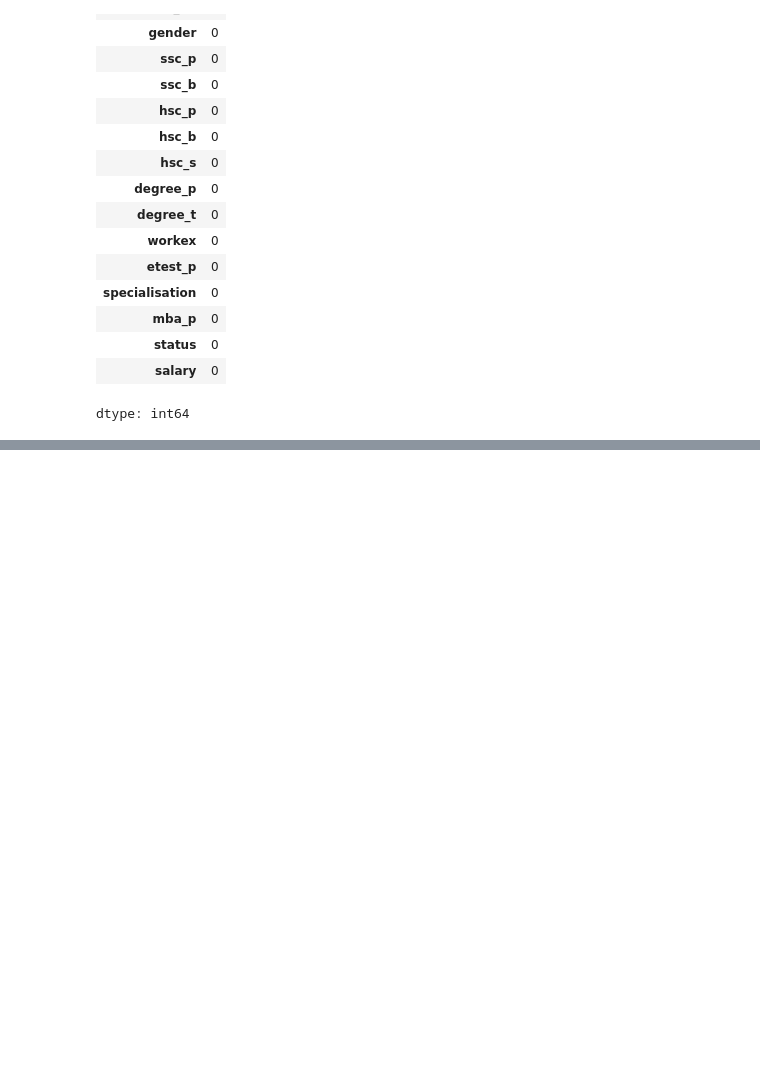
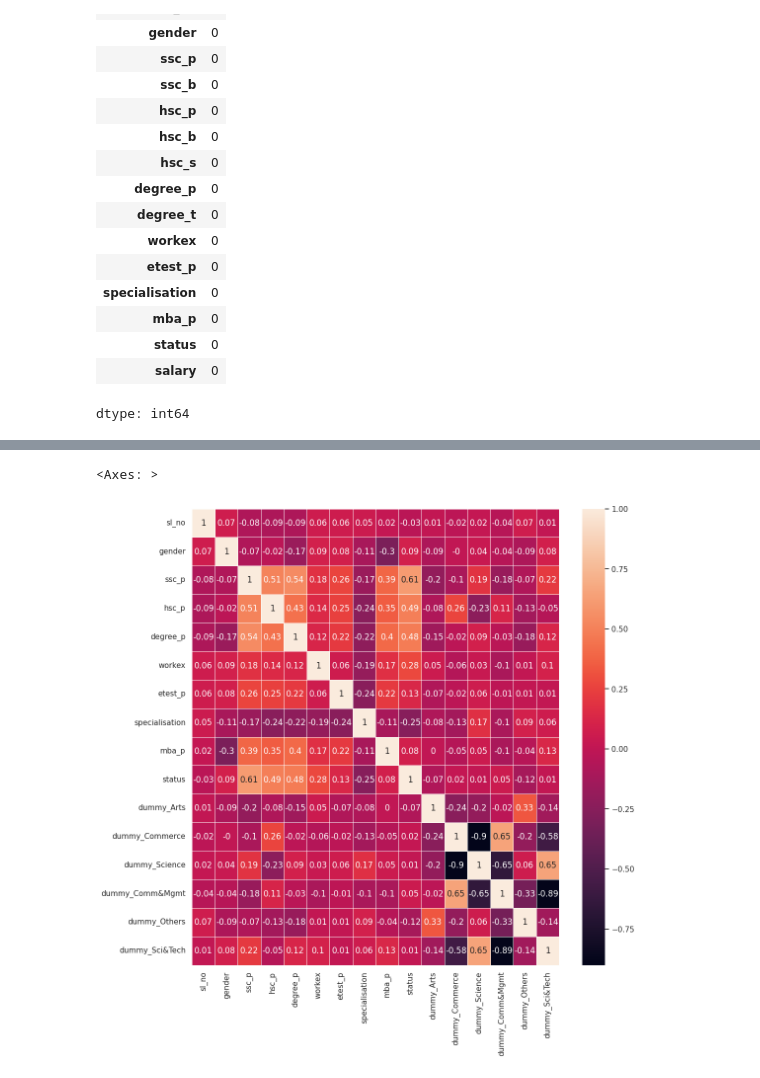
Before and after one commit to GustavoMiec/KNN_SVM_POS, a Jupyter notebook: KNN_SVM.ipynb, the cells around one changed output, grey strips where cells are left out. Saved outputs shown, nothing was run; the diff lists cells and outputs as text; code cells hidden in the pictures; blank space fills up the shorter version.

```diff
--- a/KNN_SVM.ipynb
+++ b/KNN_SVM.ipynb
@@ -159,0 +228,6 @@ sb.histplot(data=dados, x="salary")
+# %%
+colunas=['gender','workex','specialisation','status']
+
+label_encoder = LabelEncoder()
+for col in colunas:
+    dados[col] = label_encoder.fit_transform(dados[col])
@@ -159,0 +243,6 @@ sb.histplot(data=dados, x="salary")
+# %%
+dummy_hsc_s=pd.get_dummies(dados['hsc_s'], prefix='dummy')
+dummy_degree_t=pd.get_dummies(dados['degree_t'], prefix='dummy')
+
+dados_coeded = pd.concat([dados,dummy_hsc_s,dummy_degree_t],axis=1)
+dados_coeded.drop(['hsc_s','degree_t','salary'],axis=1, inplace=True)
@@ -159,0 +255,9 @@ sb.histplot(data=dados, x="salary")
+# %%
+dados_numeric_coeded = dados_coeded.drop(['ssc_b', 'hsc_b'], axis=1)
+correlation_matrix = dados_numeric_coeded.corr().round(2)
+
+fig, ax = plt.subplots(figsize=(12,12))
+sb.heatmap(data=correlation_matrix, annot=True, linewidths=.5, ax=ax)
+# %% [output]
+<Axes: >
+[figure, added]
```
Also changed, not shown: parts of 42 cells of this notebook.
